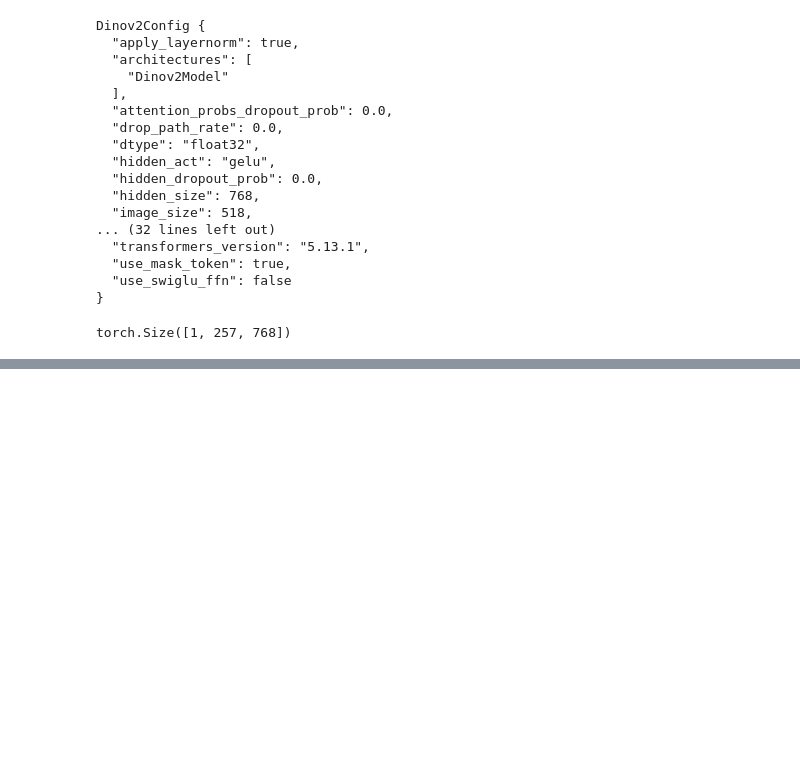
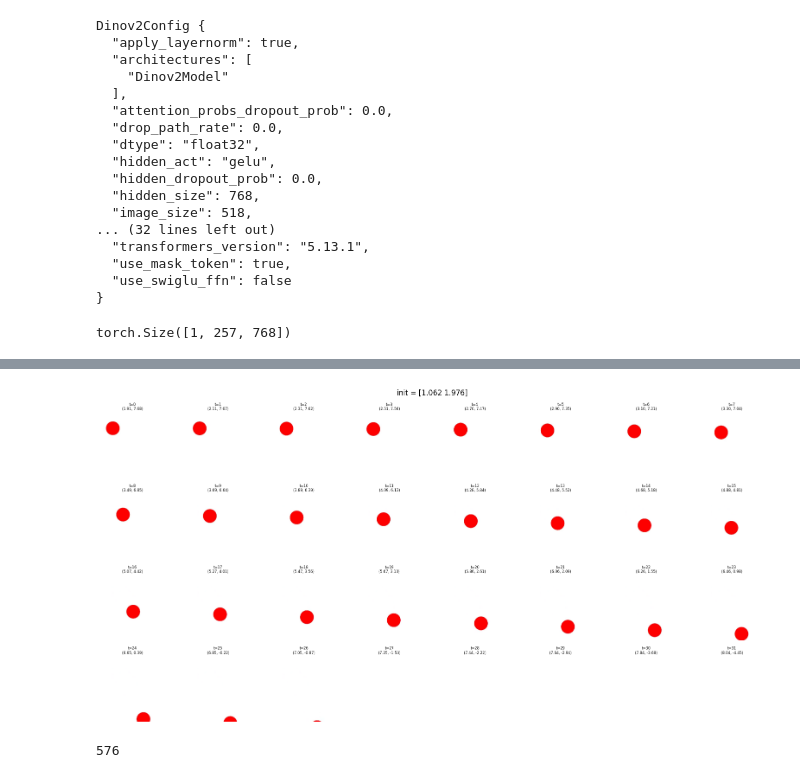
Before and after one commit to maheshreddy24/IDM, a Jupyter notebook: data_exp.ipynb, the cells around one changed output, grey strips where cells are left out. Drawn from its saved outputs; the diff is of its cells as text; code cells hidden in the pictures; blank space fills up the shorter version.

```diff
--- a/data_exp.ipynb
+++ b/data_exp.ipynb
@@ -106,0 +111,45 @@ plot_frames(frames, pos)
+# %%
+import h5py, io, numpy as np, decord
+import matplotlib.pyplot as plt
+
+f = h5py.File('/home/IDM/dataset/parabola_300K.hdf5', 'r')   # or parabola_eval.hdf5
+# 300 shards of 1000 clips; offsets still work if shard sizes differ
+shards = sorted(f['video_streams'].keys())
+offsets = np.cumsum([0] + [len(f[f'video_streams/{k}']) for k in shards])
+N = offsets[-1]
+
+def load_clip(idx):
+    s = np.searchsorted(offsets, idx, side='right') - 1
+    k, r = shards[s], idx - offsets[s]
+    mp4 = f[f'video_streams/{k}'][r].tobytes()
+    frames = decord.VideoReader(io.BytesIO(mp4))[:].asnumpy()   # (32, 256, 256, 3)
+    pos = f[f'position_streams/{k}'][r]                          # (32, xy): one ball
+    init = f[f'init_streams/{k}'][r]                             # (2,)
+    return frames, pos, init
+
+def plot_frames(frames, pos=None, init=None, ncols=8, size=2):
+    T = len(frames)
+    nrows = int(np.ceil(T / ncols))
+    fig, axes = plt.subplots(nrows, ncols, figsize=(ncols * size, nrows * size))
+    for t, ax in enumerate(axes.flat):
+        ax.axis('off')
+        if t >= T:
+            continue
+        ax.imshow(frames[t])
+        title = f't={t}'
+        if pos is not None:
+            title += ''.join(f'\n({x:.2f}, {y:.2f})' for x, y in np.atleast_2d(pos[t]))  # 1 or 2 balls
+        ax.set_title(title, fontsize=6)
+    if init is not None:
+        fig.suptitle('init = ' + np.array2string(init, precision=3))
+    plt.tight_layout()
+    plt.show()
+
+frames, pos, init = load_clip(100)
+plot_frames(frames, pos, init)
+# %% [output]
+[figure, added]
+# %%
+np.random.randint(low=100, high=2000)
+# %% [output]
+576
```
Also changed, not shown: parts of 3 cells of this notebook, 13 other files.
